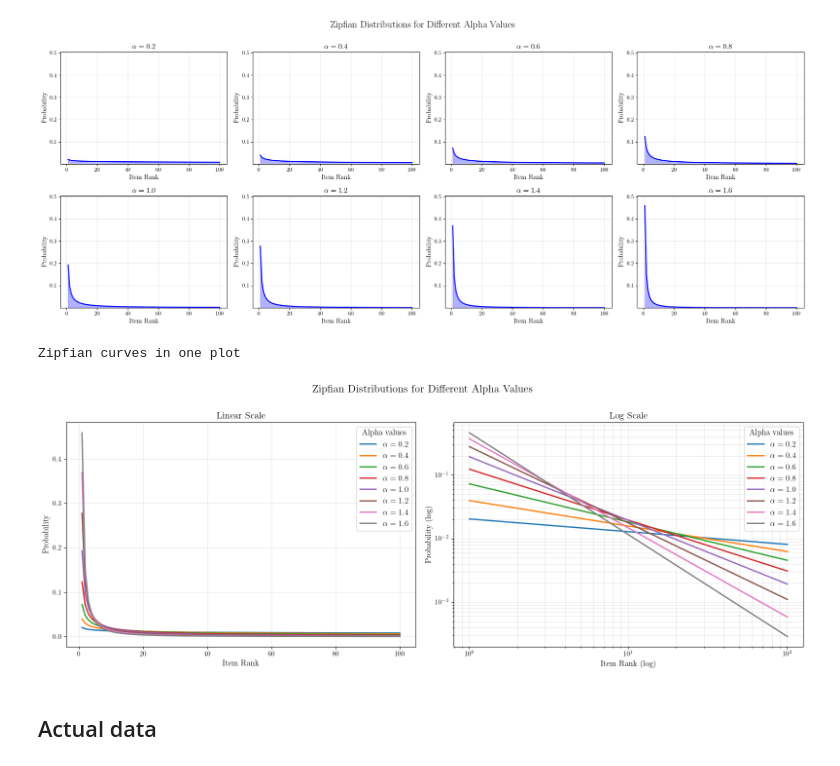
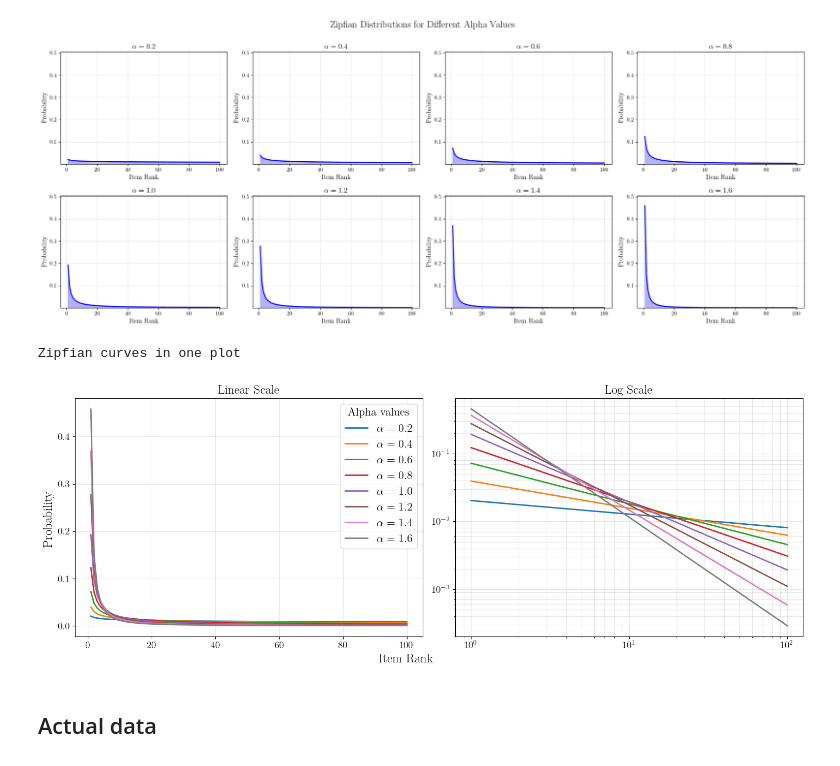
Before and after one commit to laustam/cache-eviction-thesis, a Jupyter notebook: code/scripts/workloads_visualisation.ipynb, the cells around one changed output. Saved outputs shown, nothing was run; the diff lists cells and outputs as text; code cells hidden in the pictures.

```diff
--- a/code/scripts/workloads_visualisation.ipynb
+++ b/code/scripts/workloads_visualisation.ipynb
@@ -88,52 +88,62 @@ Zipfian curves with the same y-axes
 [figure]
 # %%
 def plot_all_zipf_curves(n: int, alpha_values: list[float], scale: bool = False, save_fig: bool = False, show_title: bool = True) -> None:
-    def plot_zipf_curves(ax, x, alpha_values, log_scale=False):
+    def plot_zipf_curves(ax, x, alpha_values, log_scale=False, axis_labels=True, show_legend=True, legend_font=14):
         for alpha in alpha_values:
             pmf = x ** (-alpha)
             pmf /= pmf.sum()
             ax.plot(x, pmf, linewidth=2, label=f"$\\alpha={alpha}$")
-        ax.set_xlabel(f"Item Rank{' (log)' if log_scale else ''}")
-        ax.set_ylabel(f"Probability{' (log)' if log_scale else ''}")
+        if axis_labels:
+            ax.set_xlabel(f"Item Rank{' (log)' if log_scale else ''}", fontsize=16)
+            ax.set_ylabel(f"Probability{' (log)' if log_scale else ''}", fontsize=16)
+        ax.tick_params(axis='both', which='major', labelsize=14)
         ax.grid(True, alpha=0.3, which='both')
-        ax.legend(title="Alpha values", fontsize=12)
+        if show_legend:
+            ax.legend(title="Alpha values", fontsize=legend_font, title_fontsize=legend_font)
         if log_scale:
             ax.set_xscale('log')
             ax.set_yscale('log')
 
     x = np.arange(1, n + 1)
 
     if scale == "both":
         fig, axes = plt.subplots(1, 2, figsize=(16, 6))
-        plot_zipf_curves(axes[0], x, alpha_values, log_scale=False)
-        if show_title: fig.suptitle("Zipfian Distributions for Different Alpha Values", fontsize=16, y=1)
-        axes[0].set_title("Linear Scale")
-        plot_zipf_curves(axes[1], x, alpha_values, log_scale=True)
-        axes[1].set_title("Log Scale")
-        plt.tight_layout()
+        # Plot linear scale
+        plot_zipf_curves(axes[0], x, alpha_values, log_scale=False, axis_labels=False, legend_font=16)
+        plot_zipf_curves(axes[1], x, alpha_values, log_scale=True, axis_labels=False, show_legend=False)
+        axes[0].set_title("Linear Scale", fontsize=18)
+        axes[1].set_title("Log Scale", fontsize=18)
+
+        # Set shared x and y labels
+        fig.text(0.5, 0.04, "Item Rank", ha='center', va='center', fontsize=18)
+        fig.text(0.06, 0.5, "Probability", ha='center', va='center', rotation='vertical', fontsize=18)
+
+        if show_title:
+            fig.suptitle("Zipfian Distributions for Different Alpha Values", fontsize=20, y=1)
+        plt.tight_layout(rect=[0.06, 0.04, 1, 0.97])
         if save_fig:
             os.makedirs(FIGURES_WORKLOADS_DIR, exist_ok=True)
             filename = f"zipfian_curves_all_both{'_no_title' if not show_title else ''}.pdf"
             plt.savefig(os.path.join(FIGURES_WORKLOADS_DIR, filename), bbox_inches='tight')
         plt.show()
 
     else:
         fig, ax = plt.subplots(figsize=(10, 6))
         plot_zipf_curves(ax, x, alpha_values, log_scale=(scale == "log"))
-        if show_title: ax.set_title(f"Zipfian Distributions for Different Alpha Values{' (log)' if scale == 'log' else ''}")
+        if show_title: ax.set_title(f"Zipfian Distributions for Different Alpha Values{' (log)' if scale == 'log' else ''}", fontsize=18)
         plt.tight_layout()
         if save_fig:
             os.makedirs(FIGURES_WORKLOADS_DIR, exist_ok=True)
             filename = f"zipfian_curves_all_{'log' if scale else 'linear'}{'_no_title' if not show_title else ''}.pdf"
             plt.savefig(os.path.join(FIGURES_WORKLOADS_DIR, filename), bbox_inches='tight')
         plt.show()
 
 
 print("Zipfian curves in one plot")
-plot_all_zipf_curves(n, alpha_values, scale = "both", save_fig = False, show_title=True)
+plot_all_zipf_curves(n, alpha_values, scale = "both", save_fig = False, show_title=False)
 # %% [output]
 Zipfian curves in one plot
-[figure, old version]
+[figure, new version]
 # %% [markdown]
 ## Actual data
 # %% [markdown]
```
Also changed, not shown: parts of 3 cells of this notebook, 4 other files.
